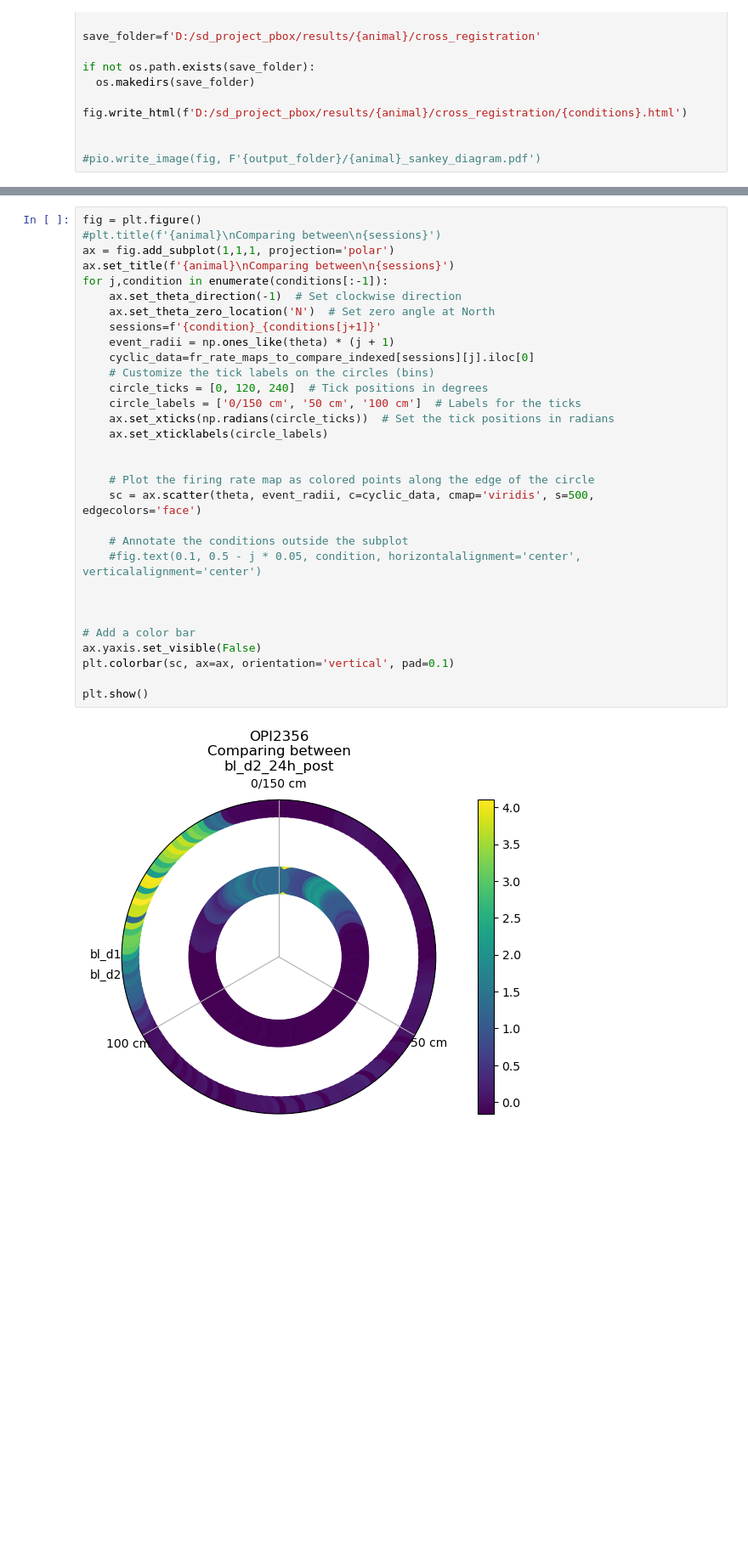
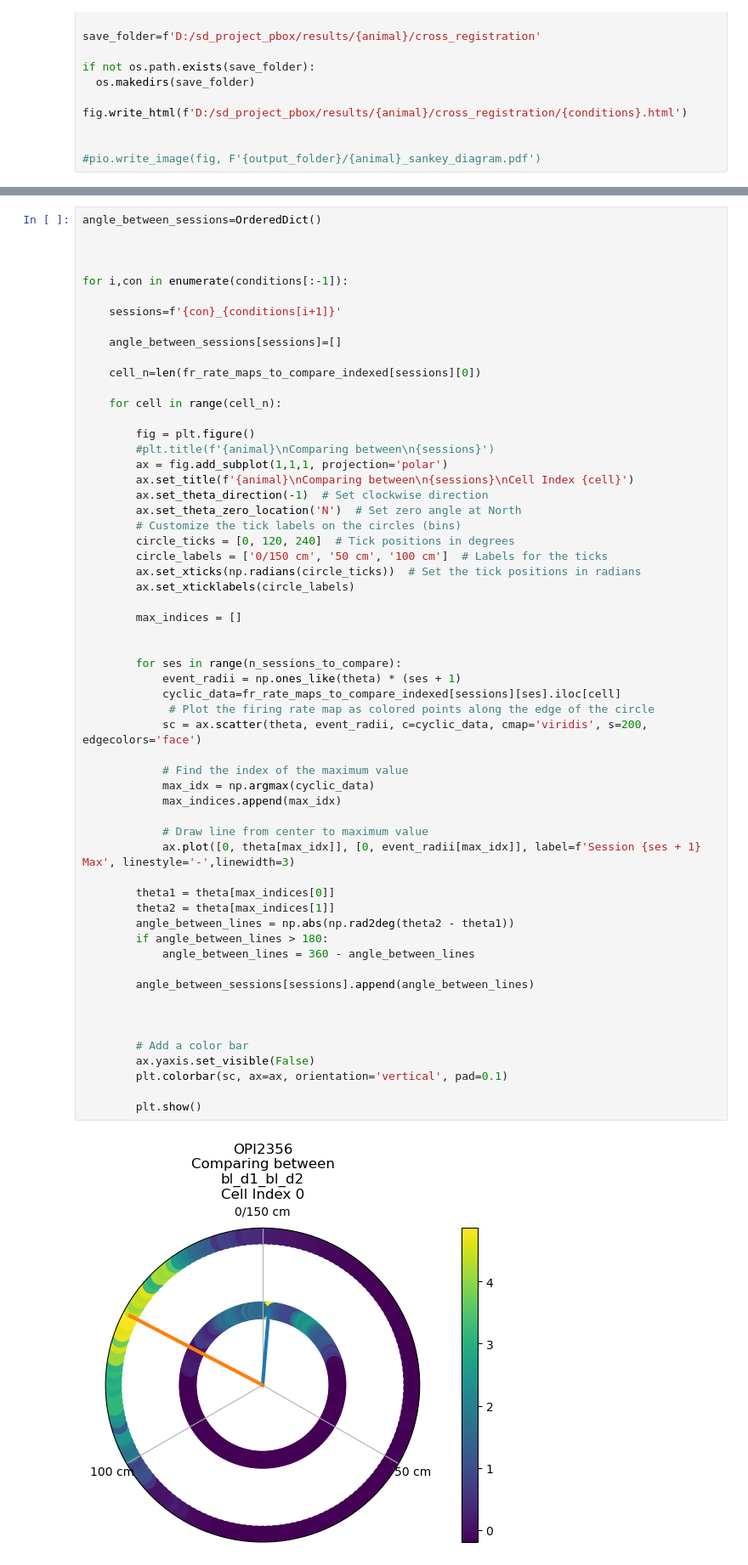
Before and after one commit to ttamiolakis/2p-place-coding, a Jupyter notebook: notebooks/multisession_cross_registration_per_animal.ipynb, the cells around one changed output, grey strips where cells are left out. Shown at 85% size. Saved outputs shown, nothing was run; the diff lists cells and outputs as text; blank space fills up the shorter version.

Commit message:
calculating average drift per session in place cells

```diff
--- a/notebooks/multisession_cross_registration_per_animal.ipynb
+++ b/notebooks/multisession_cross_registration_per_animal.ipynb
@@ -357,33 +339,60 @@ OrderedDict([('bl_d1_bl_d2',
 # %%
-fig = plt.figure()
-#plt.title(f'{animal}\nComparing between\n{sessions}')
-ax = fig.add_subplot(1,1,1, projection='polar')
-ax.set_title(f'{animal}\nComparing between\n{sessions}')
-for j,condition in enumerate(conditions[:-1]):
-    ax.set_theta_direction(-1)  # Set clockwise direction
-    ax.set_theta_zero_location('N')  # Set zero angle at North
-    sessions=f'{condition}_{conditions[j+1]}'
-    event_radii = np.ones_like(theta) * (j + 1)
-    cyclic_data=fr_rate_maps_to_compare_indexed[sessions][j].iloc[0]
-    # Customize the tick labels on the circles (bins)
-    circle_ticks = [0, 120, 240]  # Tick positions in degrees
-    circle_labels = ['0/150 cm', '50 cm', '100 cm']  # Labels for the ticks
-    ax.set_xticks(np.radians(circle_ticks))  # Set the tick positions in radians
-    ax.set_xticklabels(circle_labels)
-
-
-    # Plot the firing rate map as colored points along the edge of the circle
-    sc = ax.scatter(theta, event_radii, c=cyclic_data, cmap='viridis', s=500, edgecolors='face')
-
-    # Annotate the conditions outside the subplot
-    #fig.text(0.1, 0.5 - j * 0.05, condition, horizontalalignment='center', verticalalignment='center')
+angle_between_sessions=OrderedDict()
 
 
 
-# Add a color bar
-ax.yaxis.set_visible(False)
-plt.colorbar(sc, ax=ax, orientation='vertical', pad=0.1)
+for i,con in enumerate(conditions[:-1]):
 
-plt.show()
+    sessions=f'{con}_{conditions[i+1]}'
+
+    angle_between_sessions[sessions]=[]
+
+    cell_n=len(fr_rate_maps_to_compare_indexed[sessions][0])
+
+    for cell in range(cell_n):
+
+        fig = plt.figure()
+        #plt.title(f'{animal}\nComparing between\n{sessions}')
+        ax = fig.add_subplot(1,1,1, projection='polar')
+        ax.set_title(f'{animal}\nComparing between\n{sessions}\nCell Index {cell}')
+        ax.set_theta_direction(-1)  # Set clockwise direction
+        ax.set_theta_zero_location('N')  # Set zero angle at North
+        # Customize the tick labels on the circles (bins)
+        circle_ticks = [0, 120, 240]  # Tick positions in degrees
+        circle_labels = ['0/150 cm', '50 cm', '100 cm']  # Labels for the ticks
+        ax.set_xticks(np.radians(circle_ticks))  # Set the tick positions in radians
+        ax.set_xticklabels(circle_labels)
+
+        max_indices = []
+
+
+        for ses in range(n_sessions_to_compare):
+            event_radii = np.ones_like(theta) * (ses + 1)
+            cyclic_data=fr_rate_maps_to_compare_indexed[sessions][ses].iloc[cell]
+             # Plot the firing rate map as colored points along the edge of the circle
+            sc = ax.scatter(theta, event_radii, c=cyclic_data, cmap='viridis', s=200, edgecolors='face')
+
+            # Find the index of the maximum value
+            max_idx = np.argmax(cyclic_data)
+            max_indices.append(max_idx)
+
+            # Draw line from center to maximum value
+            ax.plot([0, theta[max_idx]], [0, event_radii[max_idx]], label=f'Session {ses + 1} Max', linestyle='-',linewidth=3)
+
+        theta1 = theta[max_indices[0]]
+        theta2 = theta[max_indices[1]]
+        angle_between_lines = np.abs(np.rad2deg(theta2 - theta1))
+        if angle_between_lines > 180:
+            angle_between_lines = 360 - angle_between_lines
+
+        angle_between_sessions[sessions].append(angle_between_lines)
+
+
+
+        # Add a color bar
+        ax.yaxis.set_visible(False)
+        plt.colorbar(sc, ax=ax, orientation='vertical', pad=0.1)
+
+        plt.show()
 # %% [output]
-[figure, old version]
+[figure, new version]
```
Also changed, not shown: parts of 8 cells of this notebook.
